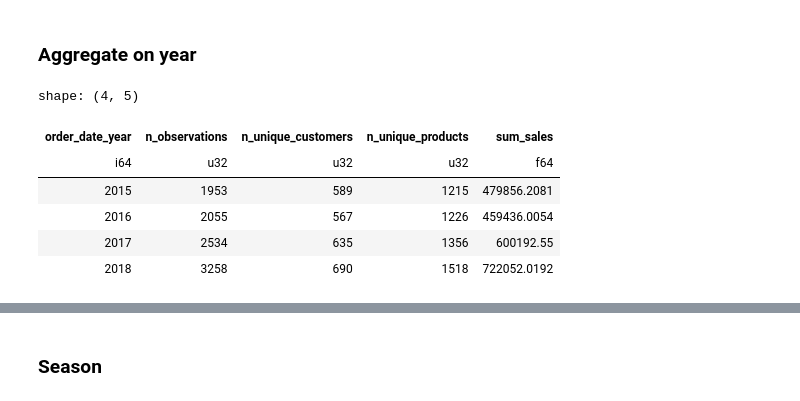
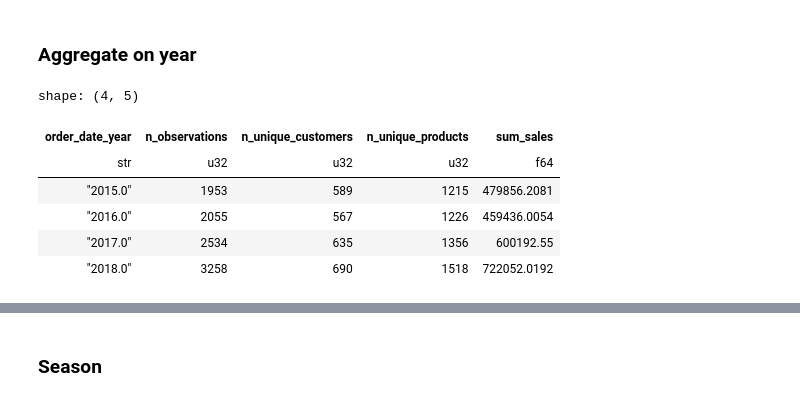
Before and after one commit to PolarsDude/Kaggle, a Jupyter notebook: Superstore Sales Dataset/superstore_sales.ipynb, the cells around one changed output, grey strips where cells are left out. Cells and saved outputs as stored; diff of their text form; code cells hidden in the pictures.

```diff
--- a/Superstore Sales Dataset/superstore_sales.ipynb
+++ b/Superstore Sales Dataset/superstore_sales.ipynb
@@ -222,15 +203,17 @@ agg_year = (data
 .sort(by = 'order_date_year')
 )
 
-agg_year
+agg_year = agg_year.with_columns(pl.col('order_date_year').cast(pl.Float64))
-# %% [output]
-shape: (4, 5)
-| order_date_year | n_observations | n_unique_customers | n_unique_products | sum_sales |
-| i64 | u32 | u32 | u32 | f64 |
-| 2015 | 1953 | 589 | 1215 | 479856.2081 |
-| 2016 | 2055 | 567 | 1226 | 459436.0054 |
-| 2017 | 2534 | 635 | 1356 | 600192.55 |
-| 2018 | 3258 | 690 | 1518 | 722052.0192 |
+# %%
+agg_year.with_columns(pl.col('order_date_year').cast(pl.String))
+# %% [output]
+shape: (4, 5)
+| order_date_year | n_observations | n_unique_customers | n_unique_products | sum_sales |
+| str | u32 | u32 | u32 | f64 |
+| "2015.0" | 1953 | 589 | 1215 | 479856.2081 |
+| "2016.0" | 2055 | 567 | 1226 | 459436.0054 |
+| "2017.0" | 2534 | 635 | 1356 | 600192.55 |
+| "2018.0" | 3258 | 690 | 1518 | 722052.0192 |
 # %%
 sns.barplot(data = agg_year.to_pandas(),x = 'order_date_year',y = 'sum_sales')
 # %% [output]
```
Also changed, not shown: parts of 27 cells of this notebook, 1 other file.
